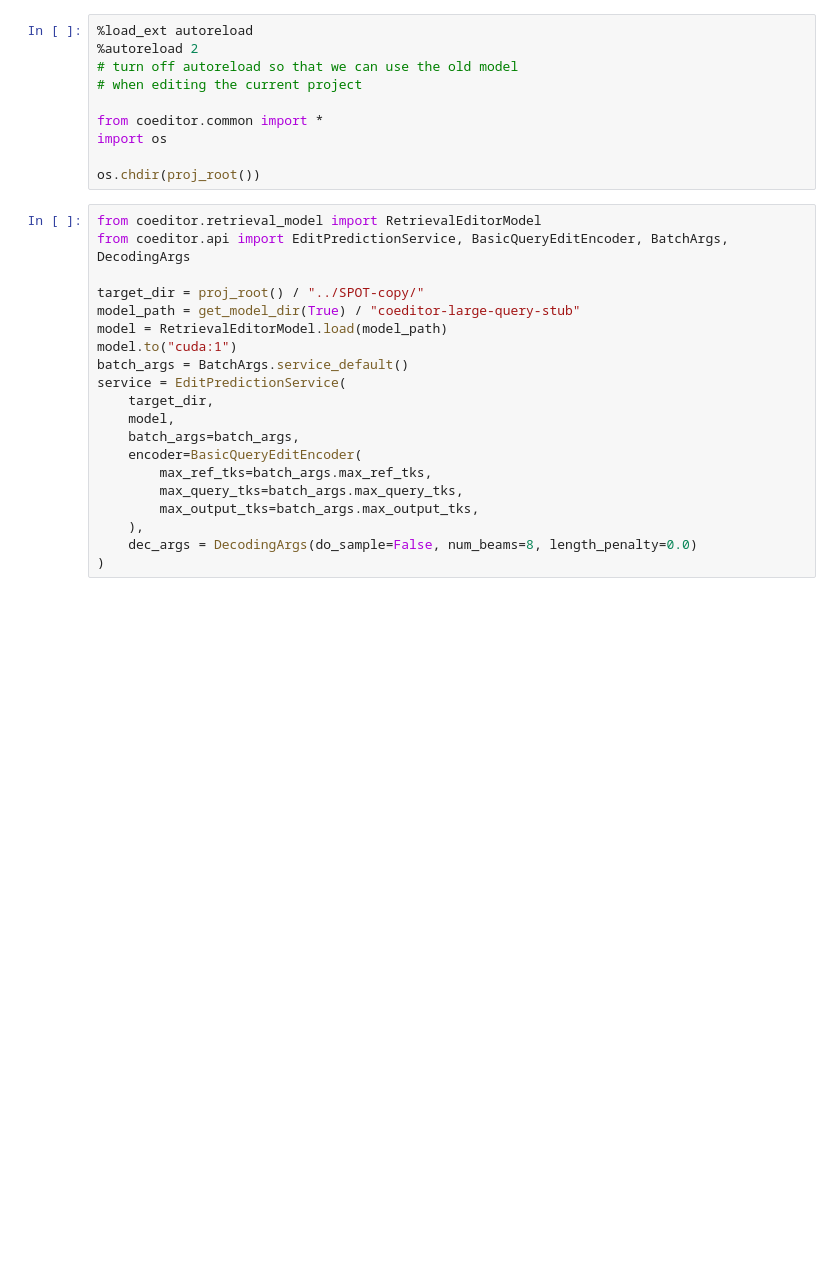
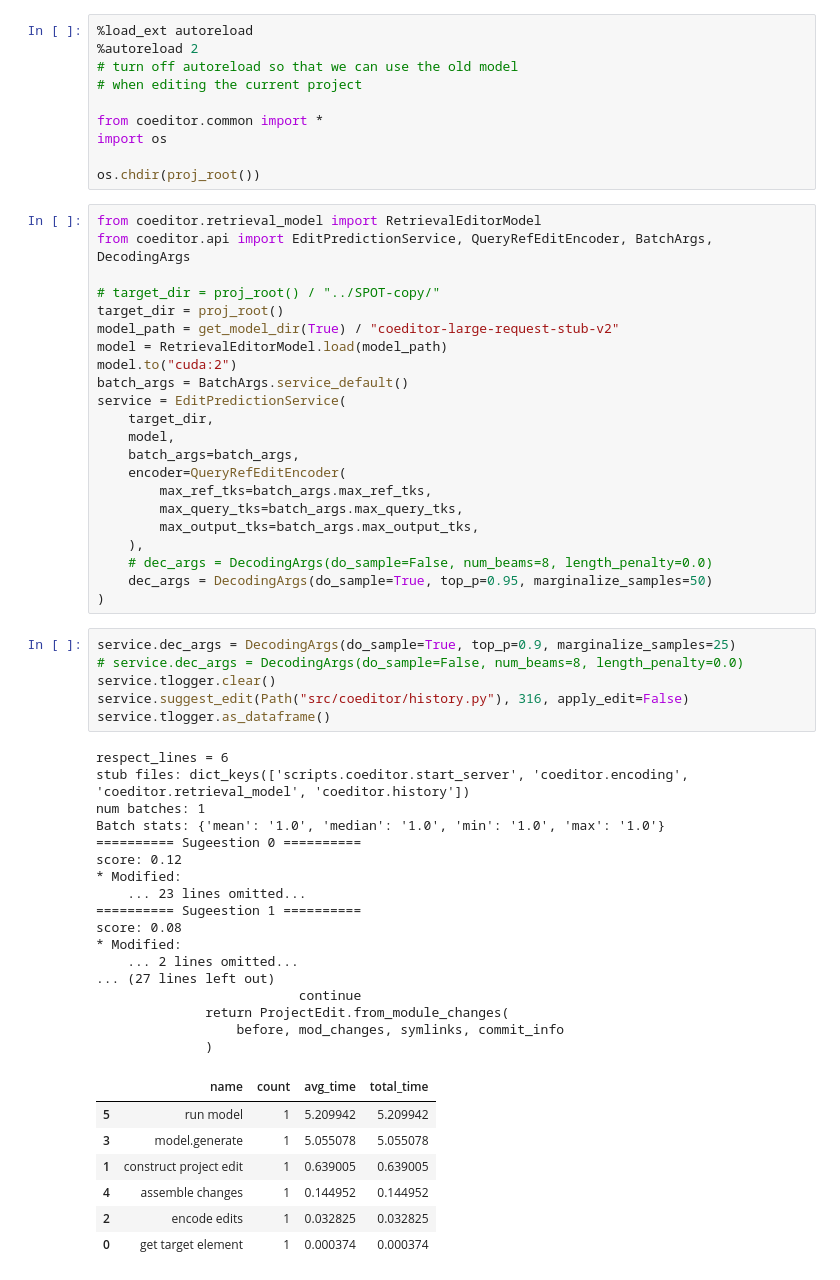
Before and after one commit to MrVPlusOne/Coeditor, a Jupyter notebook: scripts/coeditor/run_api.ipynb, the cells around one changed output. Cells and saved outputs as stored; diff of their text form; blank space fills up the shorter version.

```diff
--- a/scripts/coeditor/run_api.ipynb
+++ b/scripts/coeditor/run_api.ipynb
@@ -10,22 +10,55 @@ import os
 os.chdir(proj_root())
 # %%
 from coeditor.retrieval_model import RetrievalEditorModel
-from coeditor.api import EditPredictionService, BasicQueryEditEncoder, BatchArgs, DecodingArgs
+from coeditor.api import EditPredictionService, QueryRefEditEncoder, BatchArgs, DecodingArgs
 
-target_dir = proj_root() / "../SPOT-copy/"
-model_path = get_model_dir(True) / "coeditor-large-query-stub"
+# target_dir = proj_root() / "../SPOT-copy/"
+target_dir = proj_root()
+model_path = get_model_dir(True) / "coeditor-large-request-stub-v2"
 model = RetrievalEditorModel.load(model_path)
-model.to("cuda:1")
+model.to("cuda:2")
 batch_args = BatchArgs.service_default()
 service = EditPredictionService(
     target_dir,
     model,
     batch_args=batch_args,
-    encoder=BasicQueryEditEncoder(
+    encoder=QueryRefEditEncoder(
         max_ref_tks=batch_args.max_ref_tks,
         max_query_tks=batch_args.max_query_tks,
         max_output_tks=batch_args.max_output_tks,
     ),
-    dec_args = DecodingArgs(do_sample=False, num_beams=8, length_penalty=0.0)
+    # dec_args = DecodingArgs(do_sample=False, num_beams=8, length_penalty=0.0)
+    dec_args = DecodingArgs(do_sample=True, top_p=0.95, marginalize_samples=50)
 )
+# %%
+service.dec_args = DecodingArgs(do_sample=True, top_p=0.9, marginalize_samples=25)
+# service.dec_args = DecodingArgs(do_sample=False, num_beams=8, length_penalty=0.0)
+service.tlogger.clear()
+service.suggest_edit(Path("src/coeditor/history.py"), 316, apply_edit=False)
+service.tlogger.as_dataframe()
+# %% [output]
+respect_lines = 6
+stub files: dict_keys(['scripts.coeditor.start_server', 'coeditor.encoding', 'coeditor.retrieval_model', 'coeditor.history'])
+num batches: 1
+Batch stats: {'mean': '1.0', 'median': '1.0', 'min': '1.0', 'max': '1.0'}
+========== Sugeestion 0 ==========
+score: 0.12
+* Modified:
+    ... 23 lines omitted...
+========== Sugeestion 1 ==========
+score: 0.08
+* Modified:
+    ... 2 lines omitted...
+... (27 lines left out)
+                          continue
+              return ProjectEdit.from_module_changes(
+                  before, mod_changes, symlinks, commit_info
+              )
+|  | name | count | avg_time | total_time |
+| 5 | run model | 1 | 5.209942 | 5.209942 |
+| 3 | model.generate | 1 | 5.055078 | 5.055078 |
+| 1 | construct project edit | 1 | 0.639005 | 0.639005 |
+| 4 | assemble changes | 1 | 0.144952 | 0.144952 |
+| 2 | encode edits | 1 | 0.032825 | 0.032825 |
+| 0 | get target element | 1 | 0.000374 | 0.000374 |
 # %%
```
Also changed, not shown: parts of 4 cells of this notebook, 3 other files.
